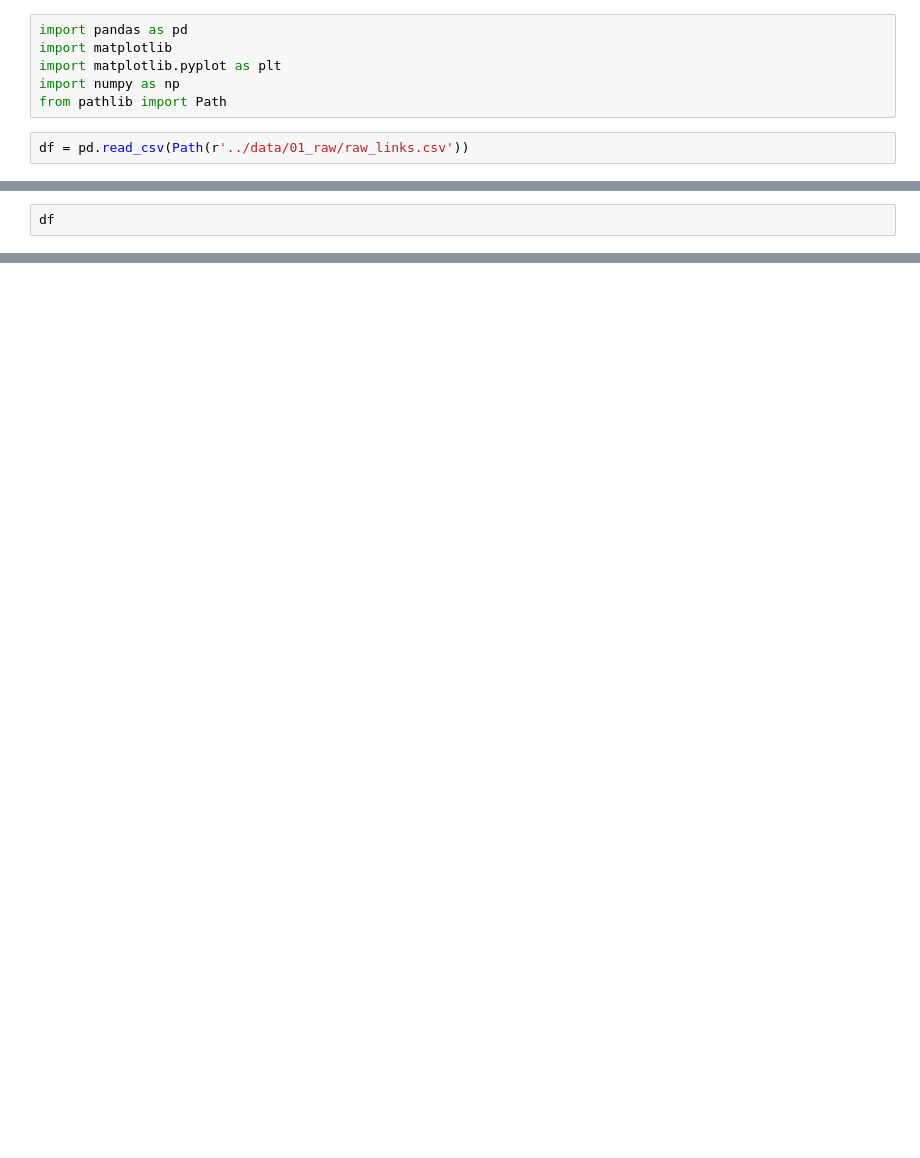
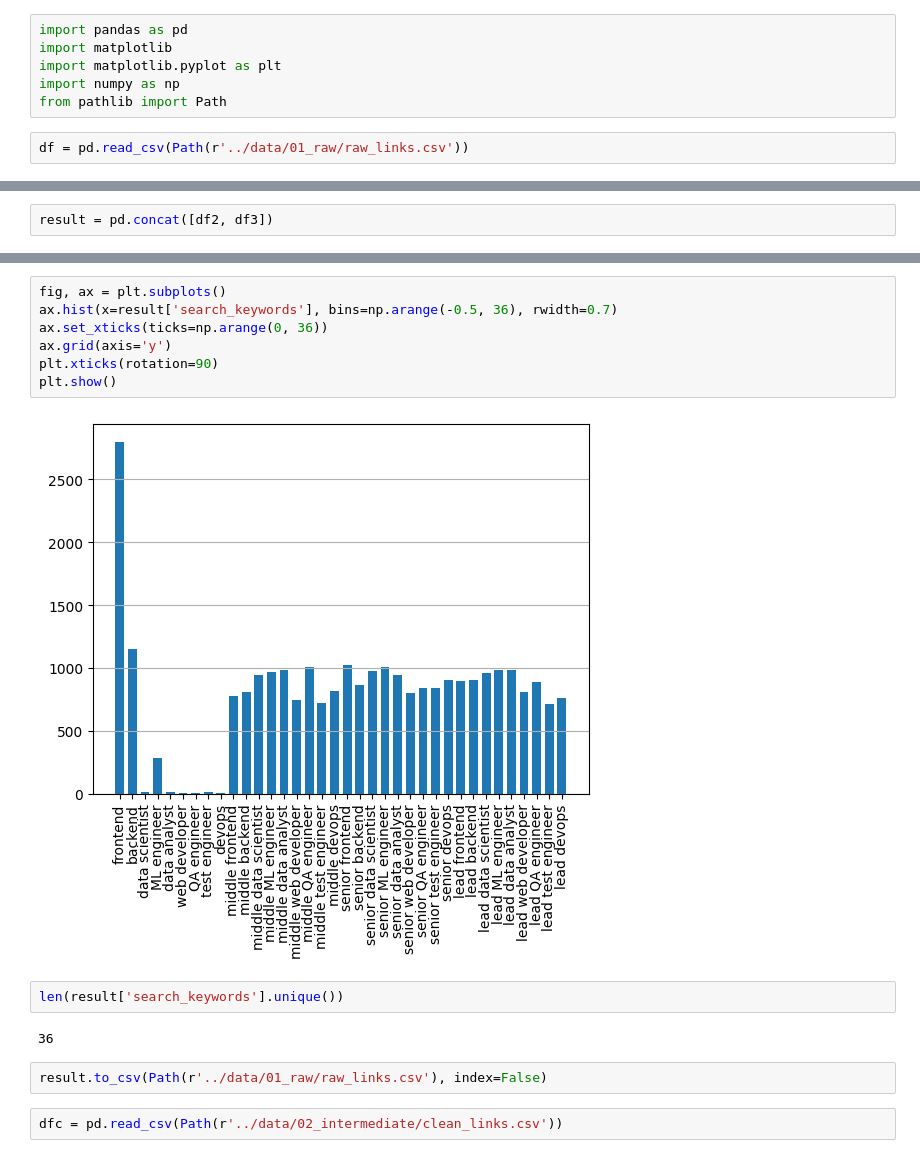
Before and after one commit to Akarinokadze/mentoring_hackathon, a Jupyter notebook: notebooks/experiments.ipynb, the cells around one changed output, grey strips where cells are left out. Drawn from its saved outputs; the diff is of its cells as text; blank space fills up the shorter version.

```diff
--- a/notebooks/experiments.ipynb
+++ b/notebooks/experiments.ipynb
@@ -15,2 +13,2 @@ dtype: int64
 # %%
-df
+result = pd.concat([df2, df3])
@@ -56,0 +41,17 @@ plt.show()
+# %%
+fig, ax = plt.subplots()
+ax.hist(x=result['search_keywords'], bins=np.arange(-0.5, 36), rwidth=0.7)
+ax.set_xticks(ticks=np.arange(0, 36))
+ax.grid(axis='y')
+plt.xticks(rotation=90)
+plt.show()
+# %% [output]
+[figure, added]
+# %%
+len(result['search_keywords'].unique())
+# %% [output]
+36
+# %%
+result.to_csv(Path(r'../data/01_raw/raw_links.csv'), index=False)
+# %%
+dfc = pd.read_csv(Path(r'../data/02_intermediate/clean_links.csv'))
```
Also changed, not shown: parts of 14 cells of this notebook, 7 other files.
